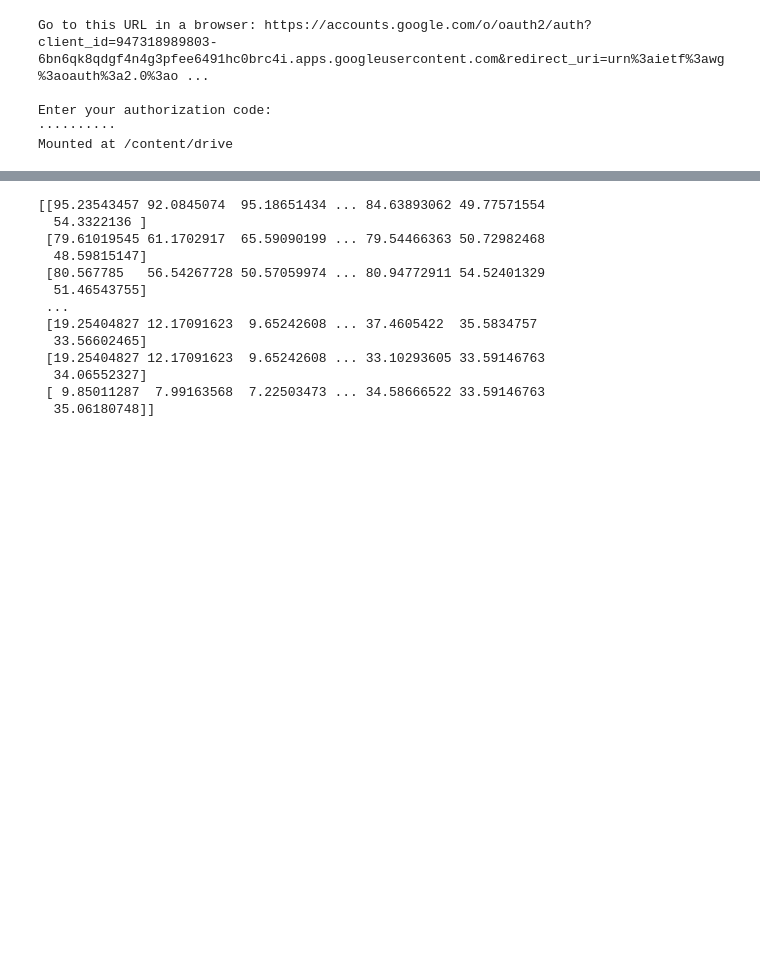
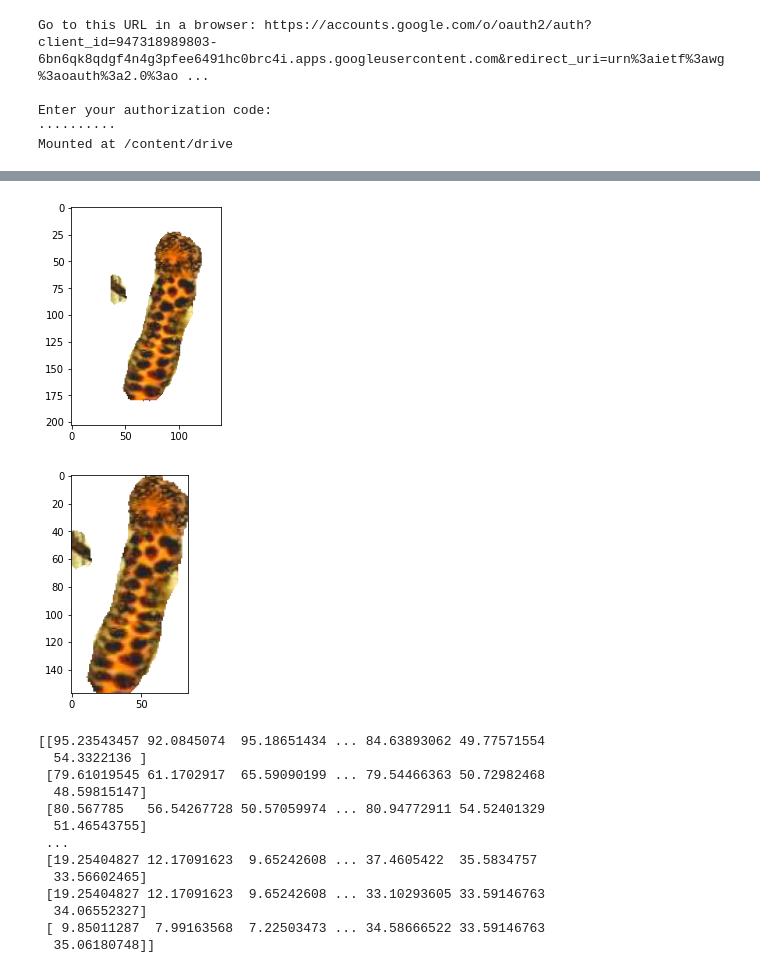
Before and after one commit to GuillaumeMagnette/Stage_Tritons, a Jupyter notebook: Implémentation_Triplet_loss_stage2.ipynb, the cells around one changed output, grey strips where cells are left out. Drawn from its saved outputs; the diff is of its cells as text; code cells hidden in the pictures; blank space fills up the shorter version.

```diff
--- a/Implémentation_Triplet_loss_stage2.ipynb
+++ b/Implémentation_Triplet_loss_stage2.ipynb
@@ -333,30 +326,33 @@ segmentationImage('/content/database', '/content/seg_database')
 # %%
 
 
 
-image = img_as_float(io.imread('/content/seg_database/Bascha_P01_T01_K03_M_Adult_4291_20190320002427.jpg'))
+image = img_as_float(image_extracted)
 plt.imshow(image)
 plt.show()
-print(image)
-print(image.shape)
+#print(image)
+#print(image.shape)
 # Select all pixels almost equal to white
 # (almost, because there are some edge effects in jpegs
 # so the boundaries may not be exactly white)
 white = np.array([1, 1, 1])
 mask = np.abs(image - white).sum(axis=2) < 0.05
 
 # Find the bounding box of those pixels
 coords = np.array(np.nonzero(~mask))
 top_left = np.min(coords, axis=1)
 bottom_right = np.max(coords, axis=1)
 
 out = image[top_left[0]:bottom_right[0],
             top_left[1]:bottom_right[1]]
 
 plt.imshow(out)
 plt.show()
 
-print(out[150,50])
+#print(out[150,50])
+# %% [output]
+[figure, added]
+[figure, added]
 # %%
 
 def cropImage(img_path, seg_path):
```
Also changed, not shown: parts of 6 cells of this notebook.
